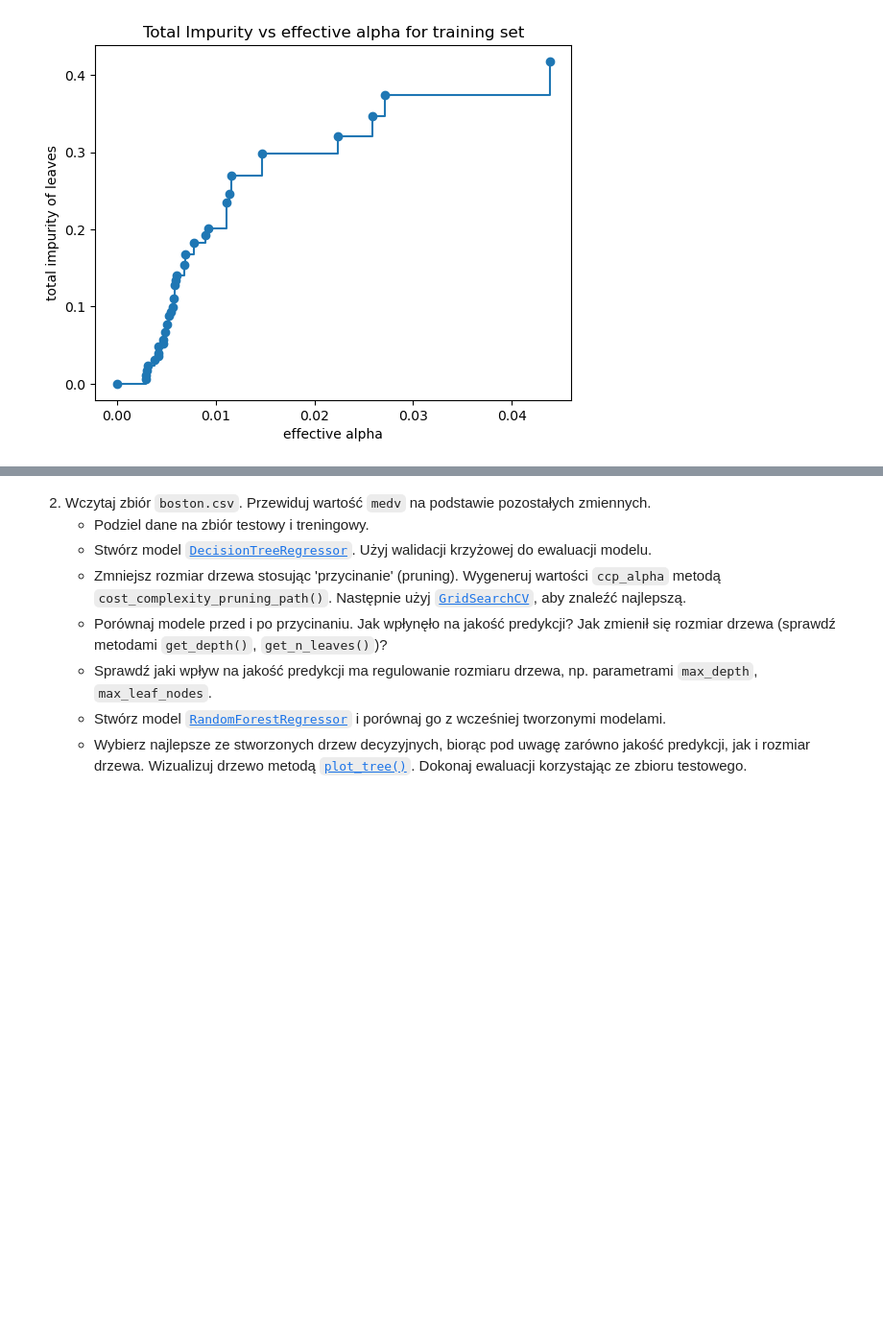
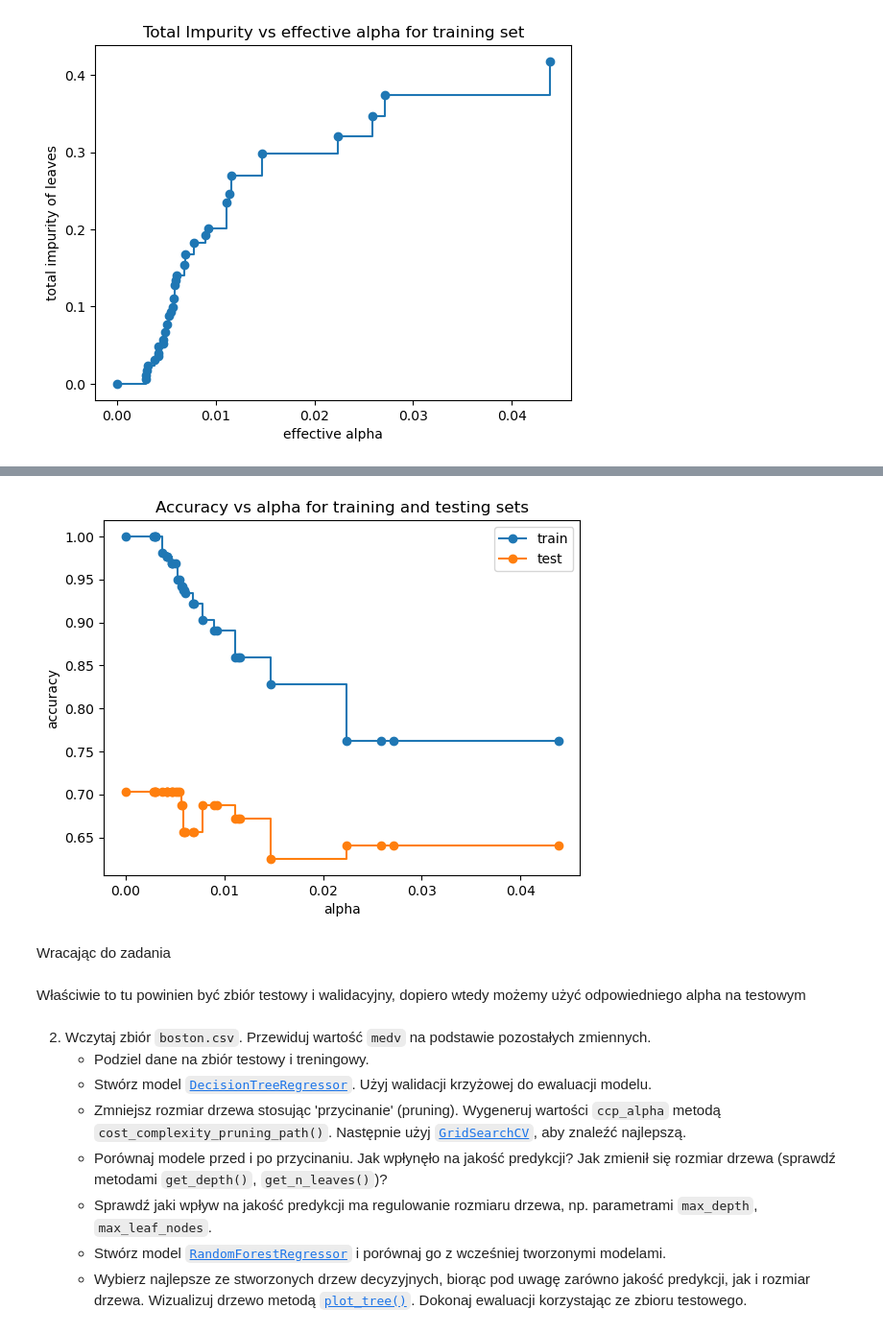
Before and after one commit to MichalBrodackiPJA/Eksploracja-i-Wizualizacja-Danych, a Jupyter notebook: Ćwiczenia 5/Lab - Drzewa.ipynb, the cells around one changed output, grey strips where cells are left out. Shown at 96% size. Saved outputs shown, nothing was run; the diff lists cells and outputs as text; code cells hidden in the pictures; blank space fills up the shorter version.

```diff
--- a/Ćwiczenia 5/Lab - Drzewa.ipynb
+++ b/Ćwiczenia 5/Lab - Drzewa.ipynb
@@ -152,3 +158,21 @@ NameError: name 'y_val' is not defined
+# %%
+train_scores = [clf.score(X_train2, y_train2) for clf in clfs]
+test_scores = [clf.score(X_val, y_val) for clf in clfs]
+
+fig, ax = plt.subplots()
+ax.set_xlabel("alpha")
+ax.set_ylabel("accuracy")
+ax.set_title("Accuracy vs alpha for training and testing sets")
+ax.plot(ccp_alphas, train_scores, marker="o", label="train", drawstyle="steps-post")
+ax.plot(ccp_alphas, test_scores, marker="o", label="test", drawstyle="steps-post")
+ax.legend()
+plt.show()
+# %% [output]
+[figure, added]
+# %% [markdown]
+Wracając do zadania
+# %% [markdown]
+Właściwie to tu powinien być zbiór testowy i walidacyjny, dopiero wtedy możemy użyć odpowiedniego alpha na testowym
 # %% [markdown]
 2. Wczytaj zbiór `boston.csv`. Przewiduj wartość `medv` na podstawie pozostałych zmiennych.
     - Podziel dane na zbiór testowy i treningowy.
```
Also changed, not shown: parts of 4 cells of this notebook.
